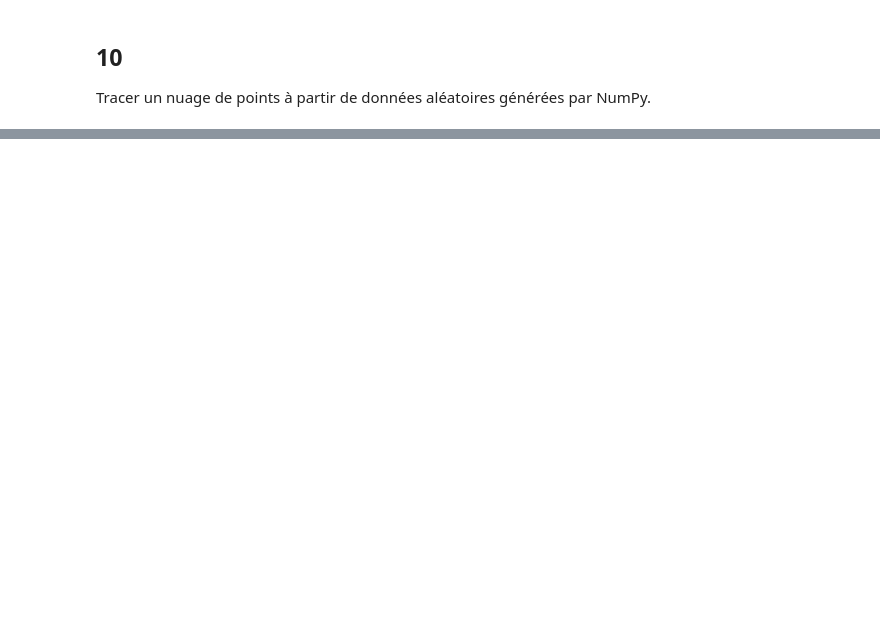
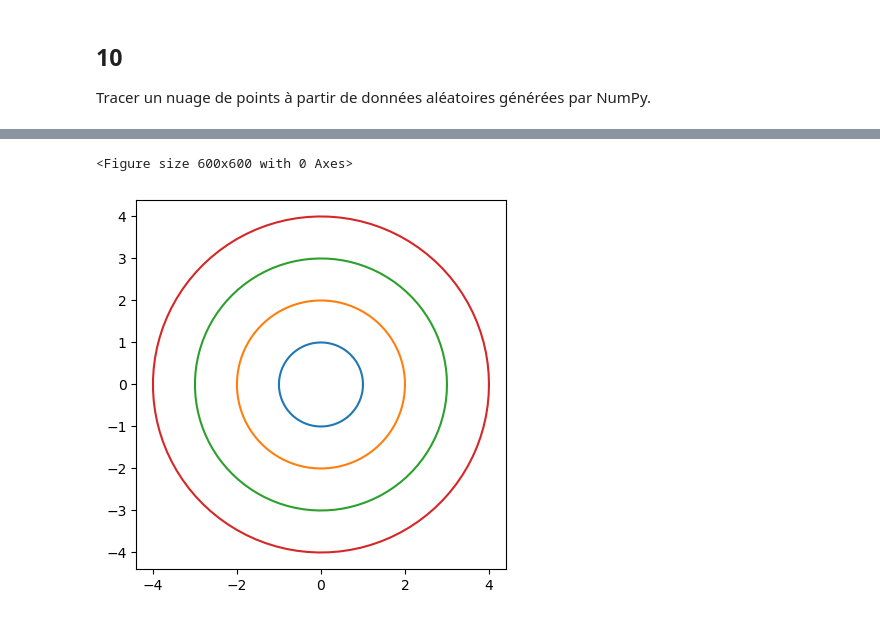
Before and after one commit to Insiares/simplon_datai_2025, a Jupyter notebook: 0/Exo_plot/Exo_plot.ipynb, the cells around one changed output, grey strips where cells are left out. Saved outputs shown, nothing was run; the diff lists cells and outputs as text; code cells hidden in the pictures; blank space fills up the shorter version.

```diff
--- a/0/Exo_plot/Exo_plot.ipynb
+++ b/0/Exo_plot/Exo_plot.ipynb
@@ -204,0 +214,16 @@ axe_histy.tick_params(axis='y', labelleft = False)
+# %%
+plt.figure(figsize=(6,6))
+fig, ax = plt.subplots(1)
+ax.set_aspect(1)
+def cercle(r):
+    thetha = np.linspace(0, 2*np.pi,100)
+    x = r * np.cos(thetha)
+    y = r * np.sin(thetha)
+    return x, y
+
+for i in range(1,5):
+    x , y = cercle(i)
+    ax.plot(x,y)
+# %% [output]
+<Figure size 600x600 with 0 Axes>
+[figure, added]
```
Also changed, not shown: parts of 7 cells of this notebook, 1 other file.
